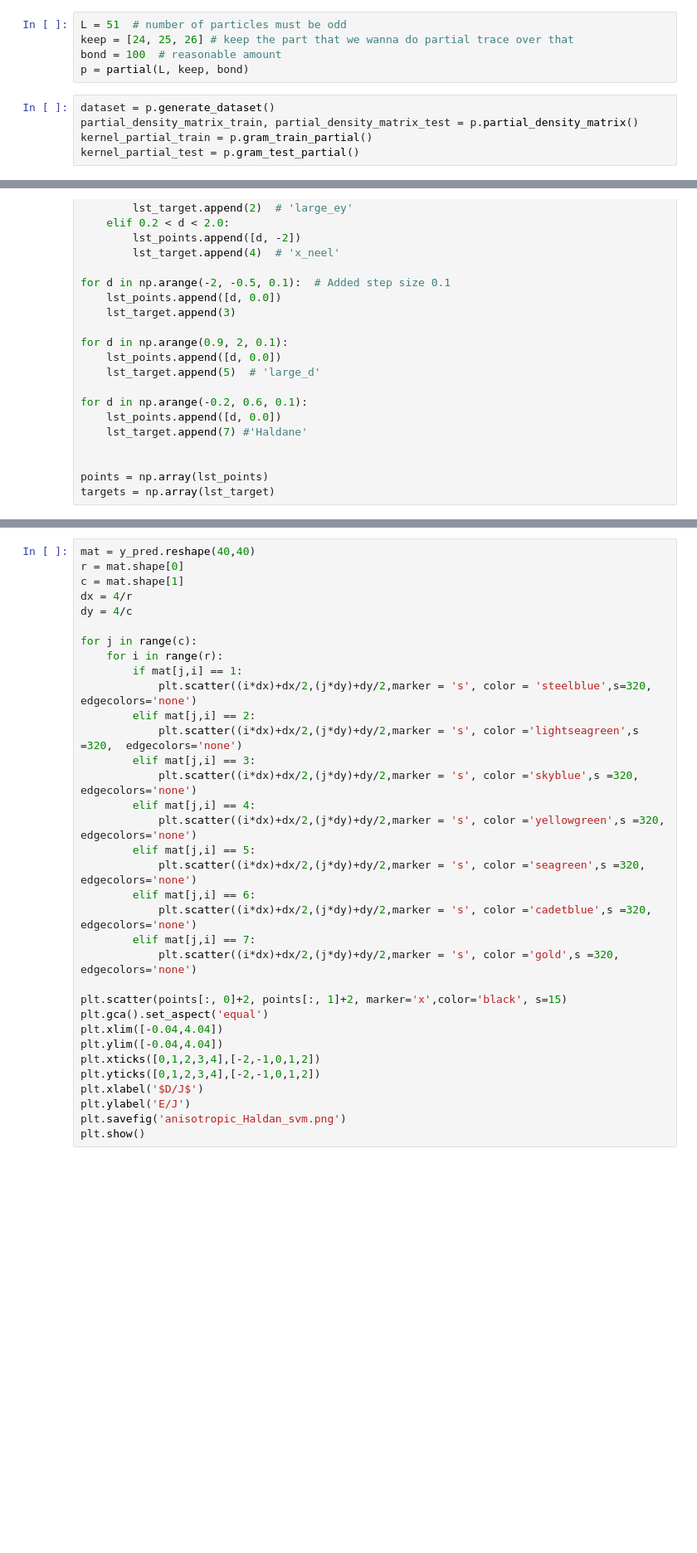
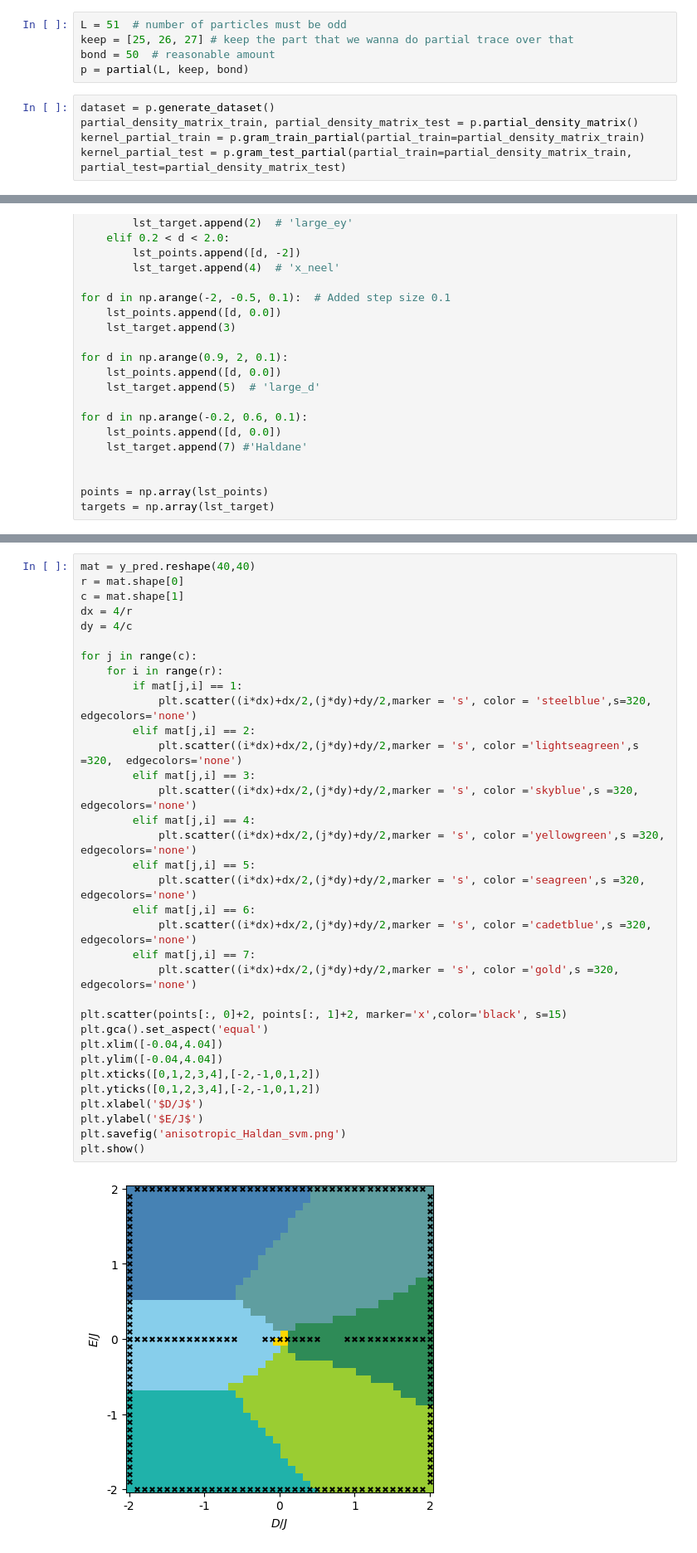
Before and after one commit to mehrankhosrojerdi/4th_project_with_UCL, a Jupyter notebook: supervised learning/partial_density.ipynb, the cells around one changed output, grey strips where cells are left out. Shown at 83% size. Saved outputs shown, nothing was run; the diff lists cells and outputs as text; blank space fills up the shorter version.

```diff
--- a/supervised learning/partial_density.ipynb
+++ b/supervised learning/partial_density.ipynb
@@ -5,11 +5,11 @@ from Haldane_anis_supervise_class import *
 from partial import *
 # %%
 L = 51  # number of particles must be odd
-keep = [24, 25, 26] # keep the part that we wanna do partial trace over that
-bond = 100  # reasonable amount
+keep = [25, 26, 27] # keep the part that we wanna do partial trace over that
+bond = 50  # reasonable amount
 p = partial(L, keep, bond)
 # %%
 dataset = p.generate_dataset()
 partial_density_matrix_train, partial_density_matrix_test = p.partial_density_matrix()
-kernel_partial_train = p.gram_train_partial()
-kernel_partial_test = p.gram_test_partial()
+kernel_partial_train = p.gram_train_partial(partial_train=partial_density_matrix_train)
+kernel_partial_test = p.gram_test_partial(partial_train=partial_density_matrix_train, partial_test=partial_density_matrix_test)
@@ -106,31 +122,33 @@ r = mat.shape[0]
 c = mat.shape[1]
 dx = 4/r
 dy = 4/c
 
 for j in range(c):
     for i in range(r):
         if mat[j,i] == 1:
             plt.scatter((i*dx)+dx/2,(j*dy)+dy/2,marker = 's', color = 'steelblue',s=320, edgecolors='none')
         elif mat[j,i] == 2:
             plt.scatter((i*dx)+dx/2,(j*dy)+dy/2,marker = 's', color ='lightseagreen',s =320,  edgecolors='none')
         elif mat[j,i] == 3:
             plt.scatter((i*dx)+dx/2,(j*dy)+dy/2,marker = 's', color ='skyblue',s =320,  edgecolors='none')
         elif mat[j,i] == 4:
             plt.scatter((i*dx)+dx/2,(j*dy)+dy/2,marker = 's', color ='yellowgreen',s =320,  edgecolors='none')
         elif mat[j,i] == 5:
             plt.scatter((i*dx)+dx/2,(j*dy)+dy/2,marker = 's', color ='seagreen',s =320,  edgecolors='none')
         elif mat[j,i] == 6:
             plt.scatter((i*dx)+dx/2,(j*dy)+dy/2,marker = 's', color ='cadetblue',s =320,  edgecolors='none')
         elif mat[j,i] == 7:
             plt.scatter((i*dx)+dx/2,(j*dy)+dy/2,marker = 's', color ='gold',s =320,  edgecolors='none')
 
 plt.scatter(points[:, 0]+2, points[:, 1]+2, marker='x',color='black', s=15)
 plt.gca().set_aspect('equal')
 plt.xlim([-0.04,4.04])
 plt.ylim([-0.04,4.04])
 plt.xticks([0,1,2,3,4],[-2,-1,0,1,2])
 plt.yticks([0,1,2,3,4],[-2,-1,0,1,2])
 plt.xlabel('$D/J$')
-plt.ylabel('E/J')
+plt.ylabel('$E/J$')
 plt.savefig('anisotropic_Haldan_svm.png')
 plt.show()
+# %% [output]
+[figure, added]
```
Also changed, not shown: parts of 3 cells of this notebook, 9 other files.
